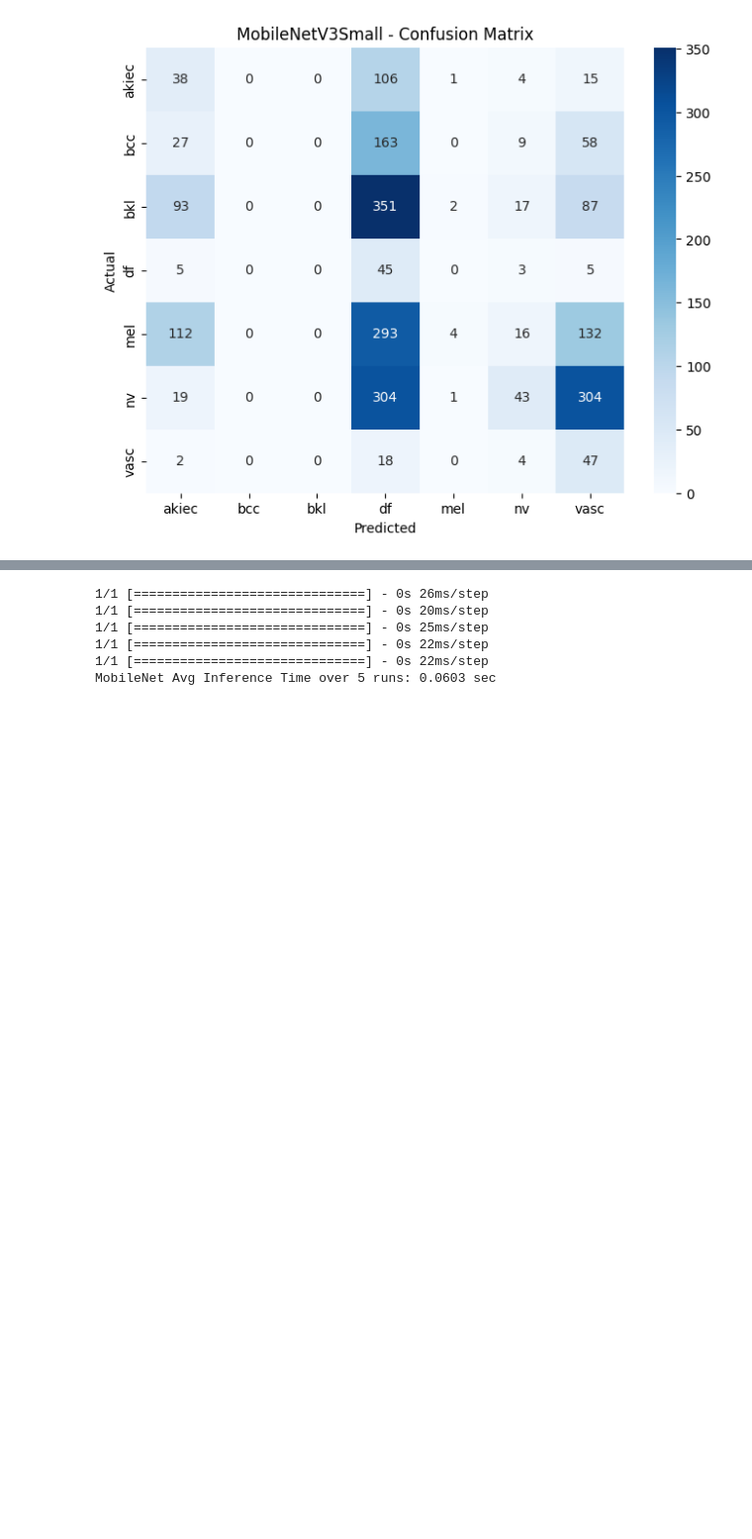
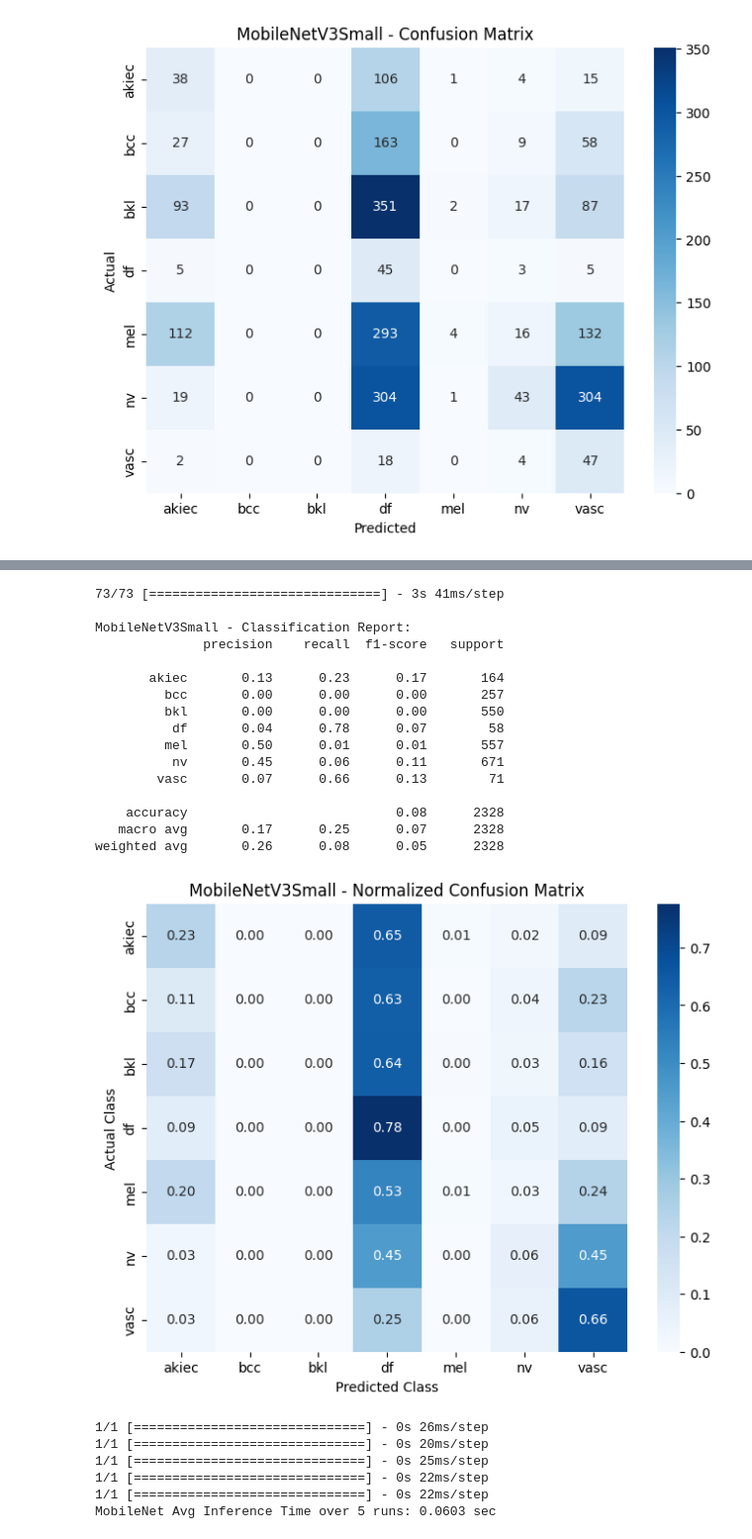
Before and after one commit to dnikhwn/skin-disease-detection-mobile-app, a Jupyter notebook: Model/model.ipynb, the cells around one changed output, grey strips where cells are left out. Shown at 99% size. Drawn from its saved outputs; the diff is of its cells as text; code cells hidden in the pictures; blank space fills up the shorter version.

```diff
--- a/Model/model.ipynb
+++ b/Model/model.ipynb
@@ -454,3 +516,23 @@ weighted avg       0.26      0.08      0.05      2328
+# %%
+evaluate_model_with_normalized_confusion(mobilenetv3_model, test_gen, "MobileNetV3Small")
+# %% [output]
+73/73 [==============================] - 3s 41ms/step
+
+MobileNetV3Small - Classification Report:
+              precision    recall  f1-score   support
+
+       akiec       0.13      0.23      0.17       164
+         bcc       0.00      0.00      0.00       257
+         bkl       0.00      0.00      0.00       550
+          df       0.04      0.78      0.07        58
+         mel       0.50      0.01      0.01       557
+          nv       0.45      0.06      0.11       671
+        vasc       0.07      0.66      0.13        71
+
+    accuracy                           0.08      2328
+   macro avg       0.17      0.25      0.07      2328
+weighted avg       0.26      0.08      0.05      2328
+[figure, added]
 # %%
 def measure_avg_inference_time(model, sample_path, model_name, runs=5):
     img = image.load_img(sample_path, target_size=(224, 224))
```
Also changed, not shown: parts of 3 cells of this notebook.
